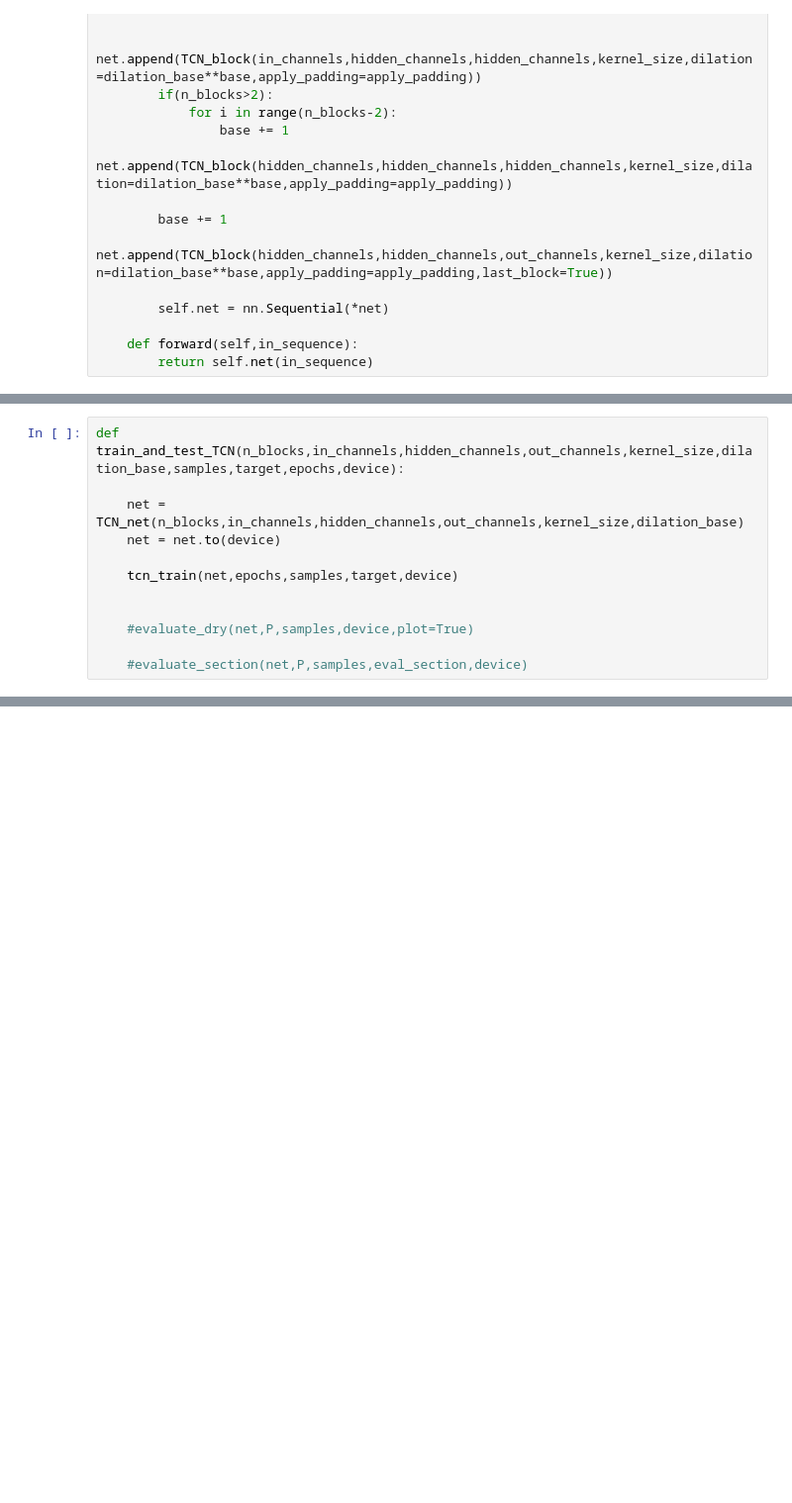
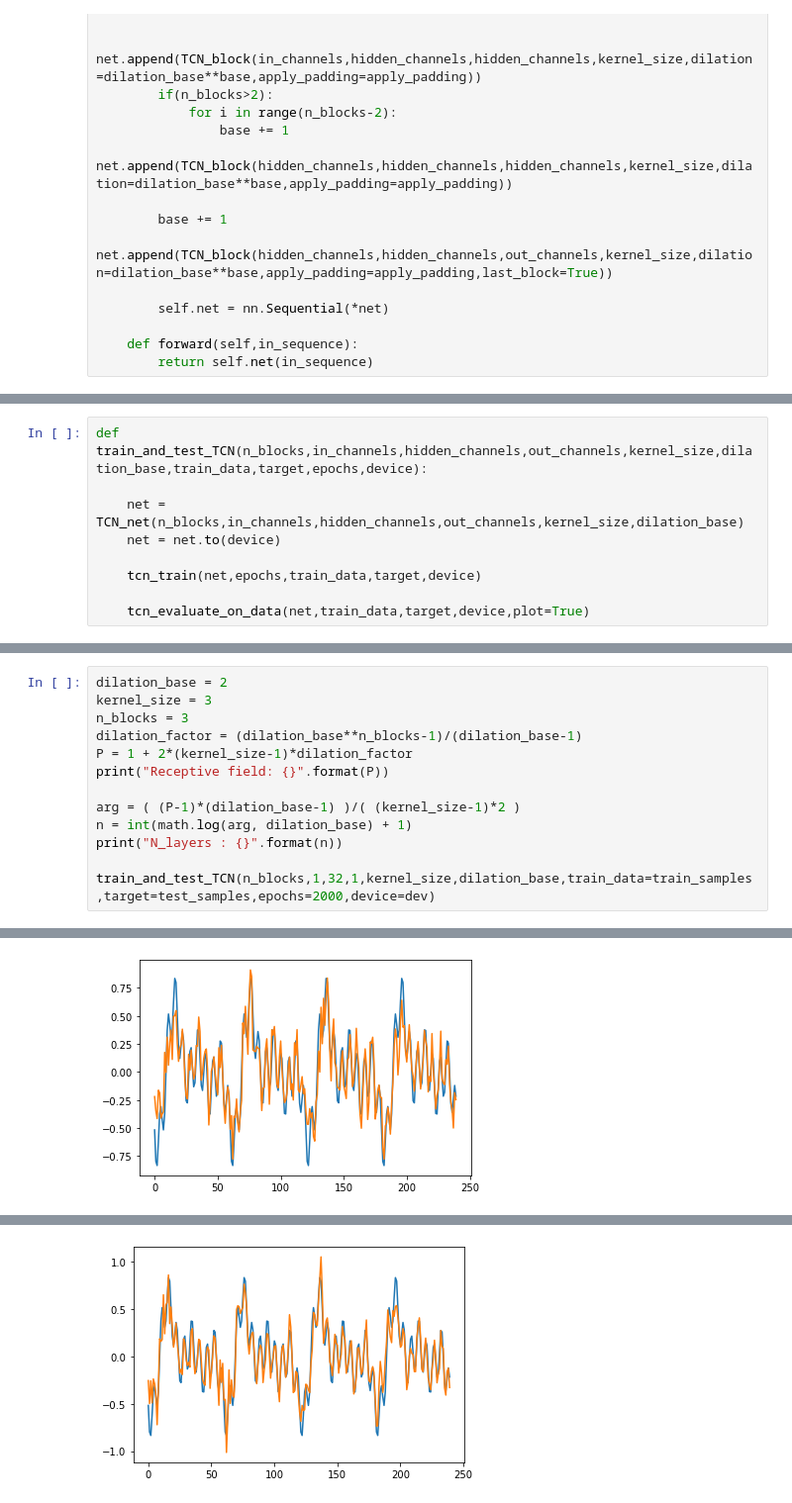
Before and after one commit to fcaspe/sequential_things, a Jupyter notebook: autoregressive_things.ipynb, the cells around one changed output, grey strips where cells are left out. Shown: that part at 99% size. Cells and saved outputs as stored; diff of their text form; blank space fills up the shorter version.

```diff
--- a/autoregressive_things.ipynb
+++ b/autoregressive_things.ipynb
@@ -537,12 +472,0 @@ def tcn_train(net,epochs,samples,target,device):
-# %%
-def train_and_test_TCN(n_blocks,in_channels,hidden_channels,out_channels,kernel_size,dilation_base,samples,target,epochs,device):
-
-    net = TCN_net(n_blocks,in_channels,hidden_channels,out_channels,kernel_size,dilation_base)
-    net = net.to(device)
-
-    tcn_train(net,epochs,samples,target,device)
-
-
-    #evaluate_dry(net,P,samples,device,plot=True)
-
-    #evaluate_section(net,P,samples,eval_section,device)
@@ -625,0 +537,9 @@ torch.Size([1, 1, 1])
+# %%
+def train_and_test_TCN(n_blocks,in_channels,hidden_channels,out_channels,kernel_size,dilation_base,train_data,target,epochs,device):
+
+    net = TCN_net(n_blocks,in_channels,hidden_channels,out_channels,kernel_size,dilation_base)
+    net = net.to(device)
+
+    tcn_train(net,epochs,train_data,target,device)
+
+    tcn_evaluate_on_data(net,train_data,target,device,plot=True)
@@ -625,0 +563,14 @@ torch.Size([1, 1, 1])
+# %%
+dilation_base = 2
+kernel_size = 3
+n_blocks = 3
+dilation_factor = (dilation_base**n_blocks-1)/(dilation_base-1)
+P = 1 + 2*(kernel_size-1)*dilation_factor
+print("Receptive field: {}".format(P))
+
+arg = ( (P-1)*(dilation_base-1) )/( (kernel_size-1)*2 )
+n = int(math.log(arg, dilation_base) + 1)
+print("N_layers : {}".format(n))
+
+train_and_test_TCN(n_blocks,1,32,1,kernel_size,dilation_base,train_data=train_samples,target=test_samples,epochs=2000,device=dev)
+# %% [output]
@@ -625,0 +589 @@ torch.Size([1, 1, 1])
+[figure, added]
@@ -625,0 +602 @@ torch.Size([1, 1, 1])
+[figure, added]
```
Also changed, not shown: parts of 16 cells of this notebook.
